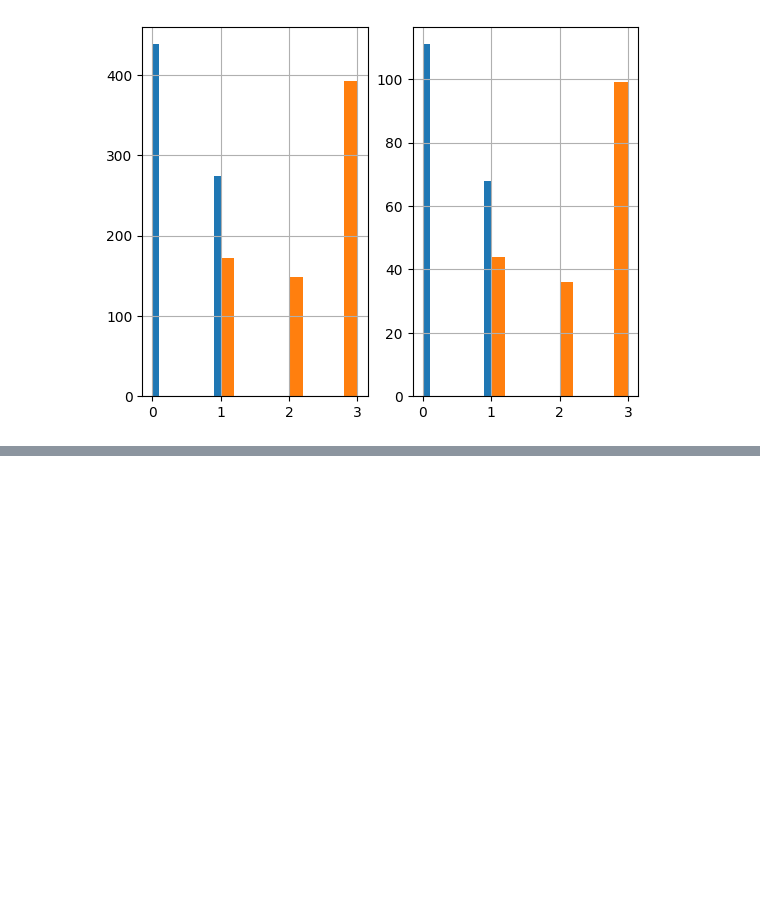
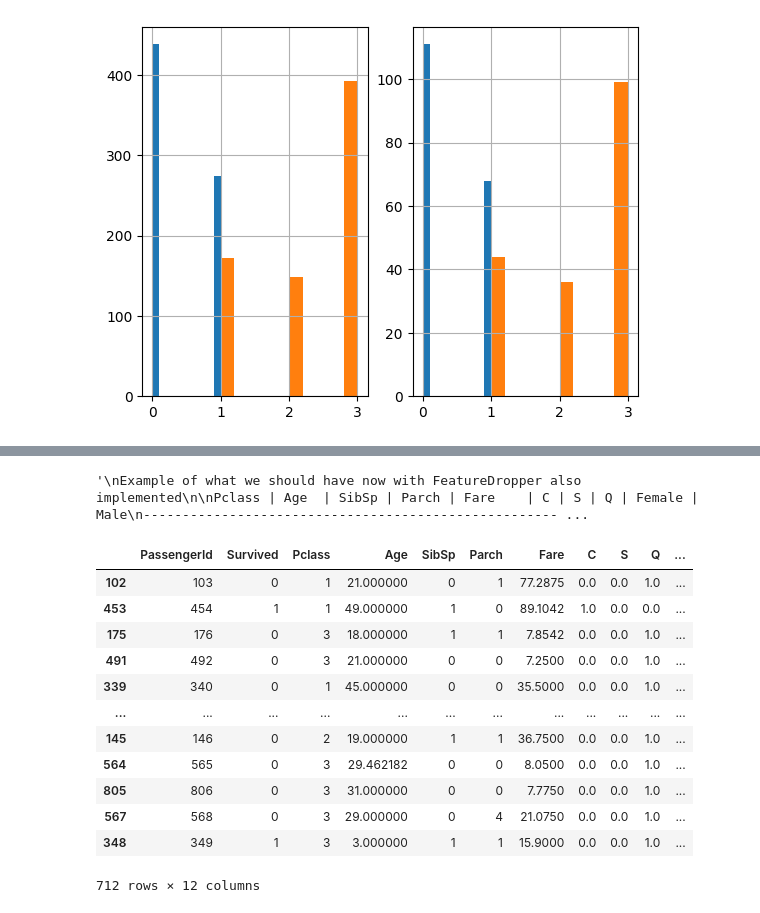
Before and after one commit to nitya-balaji/titanic-survival-prediction, a Jupyter notebook: main.ipynb, the cells around one changed output, grey strips where cells are left out. Saved outputs shown, nothing was run; the diff lists cells and outputs as text; code cells hidden in the pictures; blank space fills up the shorter version.

Commit message:
implemented AgeImputer, FeatureEncoder, and FeatureDropper into a pipeline to perform feature engineering

```diff
--- a/main.ipynb
+++ b/main.ipynb
@@ -69,0 +161,50 @@ plt.show()
+# %%
+#feature dropper class to remove redunant and unnecessary features
+class FeatureDropper(BaseEstimator, TransformerMixin):
+    def fit(self, X, y=None):
+        return self
+    def transform(self, X):
+        return X.drop(["Embarked", "Name", "Ticket", "Cabin", "Sex", "N"], axis=1, errors="ignore") #axis=1 -> indicating that this is relevant to the columns (not rows), errors="ignore" (ignoring any errors we get from features that don't exist)
+"""
+Example of what we should have now with FeatureDropper also implemented
+
+Pclass | Age  | SibSp | Parch | Fare    | C | S | Q | Female | Male
+------------------------------------------------------------------
+3      | 22.0 | 1     | 0     | 7.2500  | 0 | 1 | 0 | 0      | 1
+1      | 38.0 | 1     | 0     | 71.2833 | 1 | 0 | 0 | 1      | 0
+3      | 26.0 | 0     | 0     | 7.9250  | 0 | 1 | 0 | 1      | 0
+1      | 35.0 | 1     | 0     | 53.1000 | 0 | 1 | 0 | 1      | 0
+
+"""
+# %% [output]
+'\nExample of what we should have now with FeatureDropper also implemented\n\nPclass | Age  | SibSp | Parch | Fare    | C | S | Q | Female | Male\n----------------------------------------------------- ...
+# %%
+#making the pipeline so that all 3 classes we created can be used together
+from sklearn.pipeline import Pipeline
+
+#pipeline here is an object that acts as a "container" to hold and execute our 3 classes in a specific order
+pipeline = Pipeline([
+                    ("ageimputer", AgeImputer()), #fix the missing values within the age data
+                    ("featureencoder", FeatureEncoder()), #convert categorical features into numerical values (one-hot encoding -> turning text into 1s and 0s)
+                    ("FeatureDropper", FeatureDropper()) #remove redunant/unnecessary features
+])
+# %%
+#this one line drives our data through the entire 'assembly line' (pipeline - above code)
+#we pass 'strat_train_set' as the input to be processed
+strat_train_set = pipeline.fit_transform(strat_train_set)
+# %%
+strat_train_set
+# %% [output]
+|  | PassengerId | Survived | Pclass | Age | SibSp | Parch | Fare | C | S | Q | ... |
+| 102 | 103 | 0 | 1 | 21.000000 | 0 | 1 | 77.2875 | 0.0 | 0.0 | 1.0 | ... |
+| 453 | 454 | 1 | 1 | 49.000000 | 1 | 0 | 89.1042 | 1.0 | 0.0 | 0.0 | ... |
+| 175 | 176 | 0 | 3 | 18.000000 | 1 | 1 | 7.8542 | 0.0 | 0.0 | 1.0 | ... |
+| 491 | 492 | 0 | 3 | 21.000000 | 0 | 0 | 7.2500 | 0.0 | 0.0 | 1.0 | ... |
+| 339 | 340 | 0 | 1 | 45.000000 | 0 | 0 | 35.5000 | 0.0 | 0.0 | 1.0 | ... |
+| ... | ... | ... | ... | ... | ... | ... | ... | ... | ... | ... | ... |
+| 145 | 146 | 0 | 2 | 19.000000 | 1 | 1 | 36.7500 | 0.0 | 0.0 | 1.0 | ... |
+| 564 | 565 | 0 | 3 | 29.462182 | 0 | 0 | 8.0500 | 0.0 | 0.0 | 1.0 | ... |
+| 805 | 806 | 0 | 3 | 31.000000 | 0 | 0 | 7.7750 | 0.0 | 0.0 | 1.0 | ... |
+| 567 | 568 | 0 | 3 | 29.000000 | 0 | 4 | 21.0750 | 0.0 | 0.0 | 1.0 | ... |
+| 348 | 349 | 1 | 3 | 3.000000 | 1 | 1 | 15.9000 | 0.0 | 0.0 | 1.0 | ... |
+712 rows × 12 columns
```
Also changed, not shown: parts of 5 cells of this notebook.
